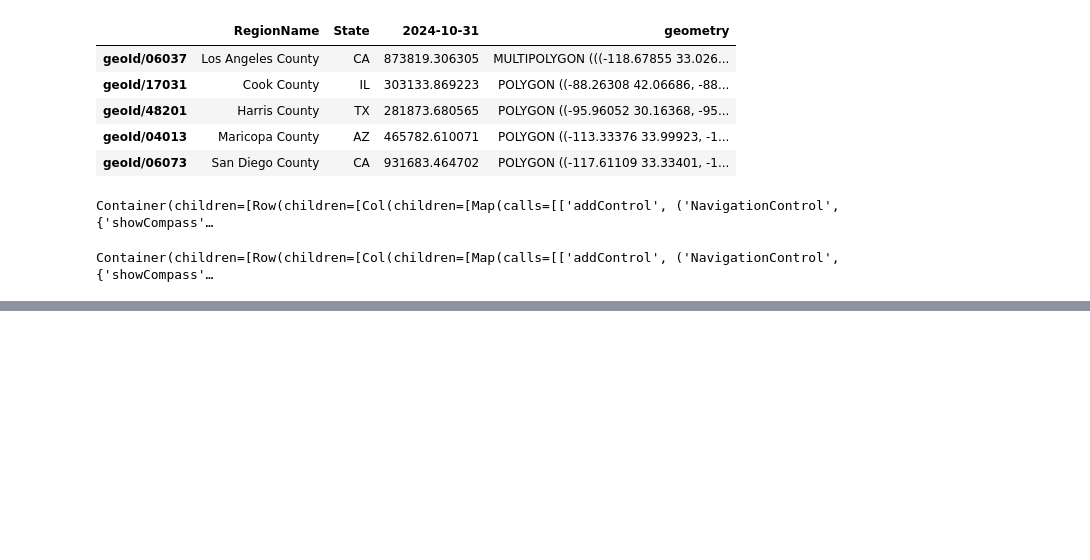
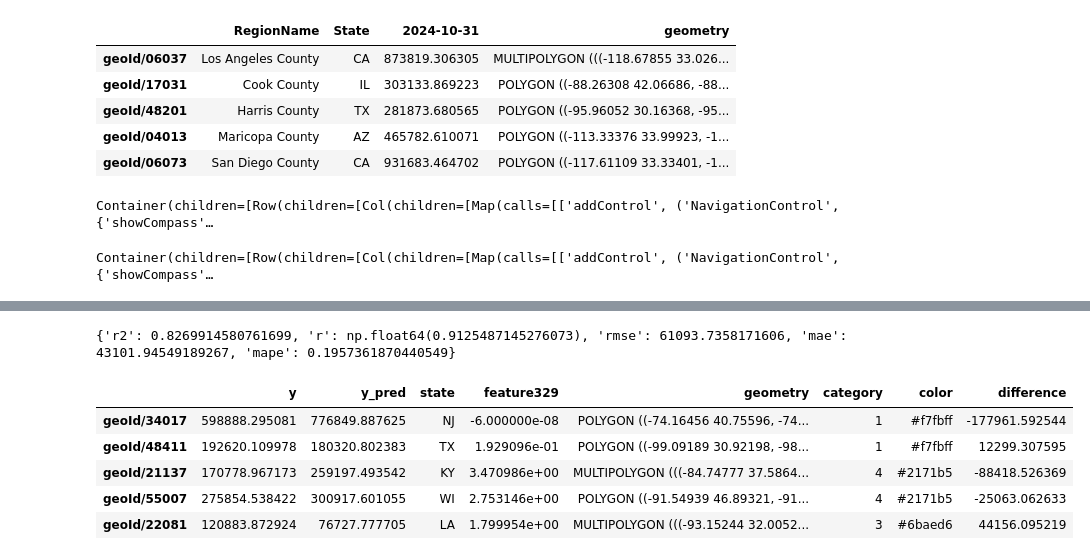
Before and after one commit to zyang91/Google-Embedding-tutorial, a Jupyter notebook: zillow_pdfm_visu.ipynb, the cells around one changed output, grey strips where cells are left out. Saved outputs shown, nothing was run; the diff lists cells and outputs as text; code cells hidden in the pictures; blank space fills up the shorter version.

```diff
--- a/zillow_pdfm_visu.ipynb
+++ b/zillow_pdfm_visu.ipynb
@@ -107,0 +190,18 @@ Container(children=[Row(children=[Col(children=[Map(calls=[['addControl', ('Navi
+# %%
+data=data[embedding_features + [label]]
+x= data[embedding_features]
+y= data[label]
+x_train, x_test, y_train, y_test = train_test_split(x, y, test_size=0.2, random_state=42)
+# %%
+model=LinearRegression()
+model.fit(x_train, y_train)
+y_pred = model.predict(x_test)
+# %%
+evaluation_df=pd.DataFrame({
+    "y": y_test,
+    "y_pred": y_pred
+})
+metrics=evaluate_model(evaluation_df)
+print(metrics)
+# %% [output]
+{'r2': 0.8269914580761699, 'r': np.float64(0.9125487145276073), 'rmse': 61093.7358171606, 'mae': 43101.94549189267, 'mape': 0.1957361870440549}
@@ -107,0 +218,12 @@ Container(children=[Row(children=[Col(children=[Map(calls=[['addControl', ('Navi
+# %%
+df=evaluation_df.join(gdf)
+df["difference"] = df["y"] - df["y_pred"]
+# %%
+df.head()
+# %% [output]
+|  | y | y_pred | state | feature329 | geometry | category | color | difference |
+| geoId/34017 | 598888.295081 | 776849.887625 | NJ | -6.000000e-08 | POLYGON ((-74.16456 40.75596, -74... | 1 | #f7fbff | -177961.592544 |
+| geoId/48411 | 192620.109978 | 180320.802383 | TX | 1.929096e-01 | POLYGON ((-99.09189 30.92198, -98... | 1 | #f7fbff | 12299.307595 |
+| geoId/21137 | 170778.967173 | 259197.493542 | KY | 3.470986e+00 | MULTIPOLYGON (((-84.74777 37.5864... | 4 | #2171b5 | -88418.526369 |
+| geoId/55007 | 275854.538422 | 300917.601055 | WI | 2.753146e+00 | POLYGON ((-91.54939 46.89321, -91... | 4 | #2171b5 | -25063.062633 |
+| geoId/22081 | 120883.872924 | 76727.777705 | LA | 1.799954e+00 | MULTIPOLYGON (((-93.15244 32.0052... | 3 | #6baed6 | 44156.095219 |
```
Also changed, not shown: parts of 13 cells of this notebook, 1 other file.
